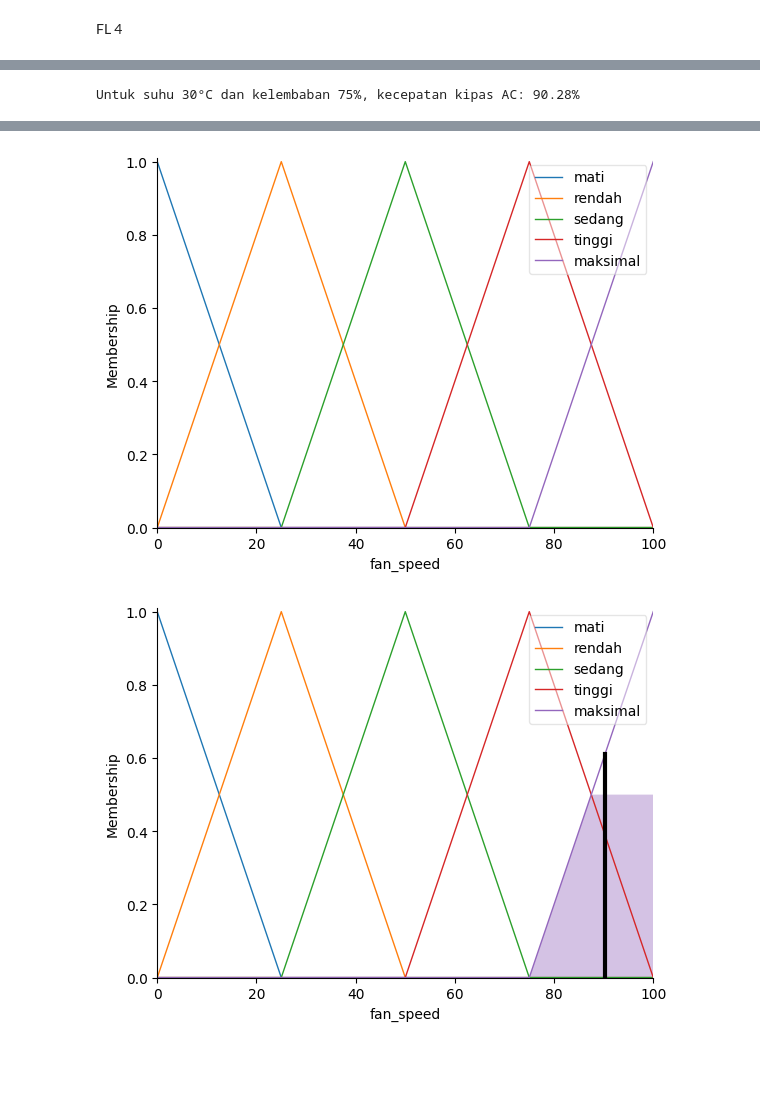
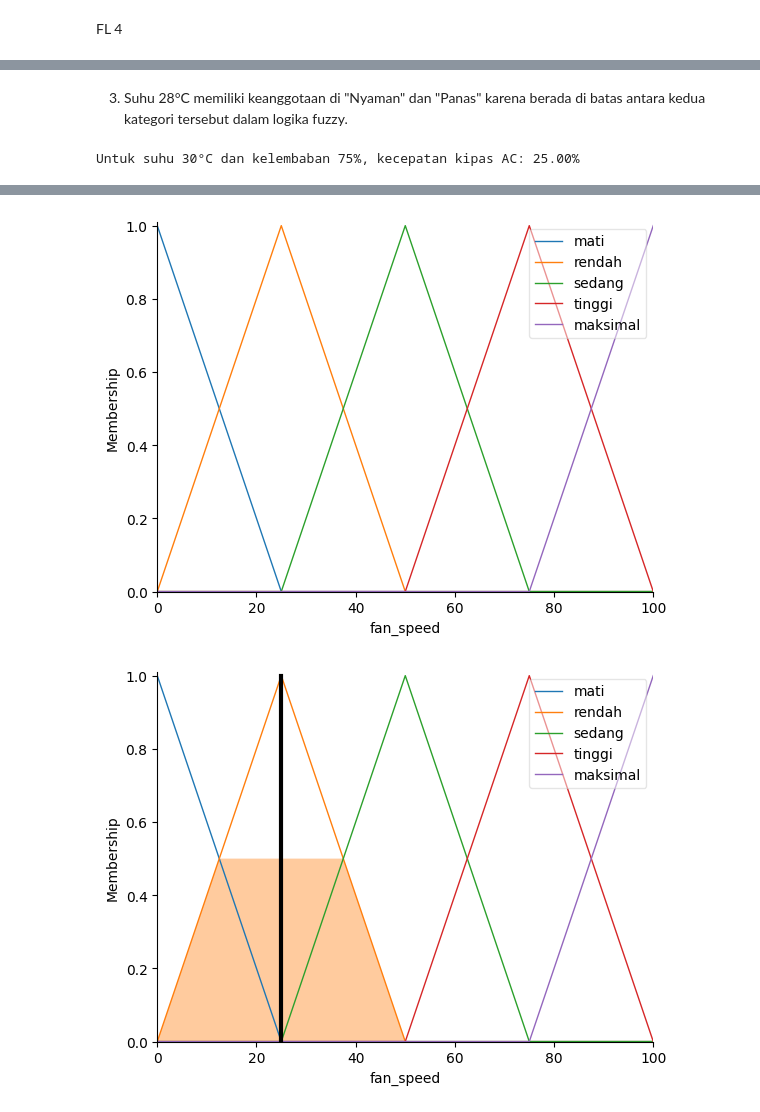
Before and after one commit to dxzwhite10/Jujun-Munawar_2306148_P7, a Jupyter notebook: Praktikum_7.ipynb, the cells around one changed output, grey strips where cells are left out. Drawn from its saved outputs; the diff is of its cells as text; code cells hidden in the pictures; blank space fills up the shorter version.

```diff
--- a/Praktikum_7.ipynb
+++ b/Praktikum_7.ipynb
@@ -321,3 +347,5 @@ FL 4
+# %% [markdown]
+3. Suhu 28°C memiliki keanggotaan di "Nyaman" dan "Panas" karena berada di batas antara kedua kategori tersebut dalam logika fuzzy.
 # %%
 import numpy as np
 import skfuzzy as fuzz
@@ -326,7 +354,7 @@ import matplotlib.pyplot as plt
 
 # Variabel input
 temperature = ctrl.Antecedent(np.arange(15, 41, 1), 'temperature')
-humidity = ctrl.Antecedent(np.arange(20, 101, 1), 'humidity')
+kelembaban = ctrl.Antecedent(np.arange(20, 101, 1), 'kelembaban')
 
 # Variabel output
 fan_speed = ctrl.Consequent(np.arange(0, 101, 1), 'fan_speed')
@@ -336,10 +364,10 @@ temperature['dingin'] = fuzz.trapmf(temperature.universe, [15, 15, 20, 24])
 temperature['nyaman'] = fuzz.trimf(temperature.universe, [22, 26, 30])
 temperature['panas'] = fuzz.trapmf(temperature.universe, [28, 32, 40, 40])
 
-# Fungsi keanggotaan untuk humidity
-humidity['kering'] = fuzz.trapmf(humidity.universe, [20, 20, 30, 45])
-humidity['normal'] = fuzz.trimf(humidity.universe, [35, 50, 65])
-humidity['lembab'] = fuzz.trapmf(humidity.universe, [55, 70, 100, 100])
+# Fungsi keanggotaan untuk kelembaban
+kelembaban['kering'] = fuzz.trapmf(kelembaban.universe, [20, 20, 30, 45])
+kelembaban['normal'] = fuzz.trimf(kelembaban.universe, [35, 50, 65])
+kelembaban['lembab'] = fuzz.trapmf(kelembaban.universe, [55, 70, 100, 100])
 
 # Fungsi keanggotaan untuk fan_speed
 fan_speed['mati'] = fuzz.trimf(fan_speed.universe, [0, 0, 25])
@@ -350,28 +378,35 @@ fan_speed['maksimal'] = fuzz.trimf(fan_speed.universe, [75, 100, 100])
 
 # Visualisasi fungsi keanggotaan
 temperature.view()
-humidity.view()
+kelembaban.view()
 fan_speed.view()
 
 # Aturan fuzzy
-rule1 = ctrl.Rule(temperature['dingin'] & humidity['kering'], fan_speed['mati'])
-rule2 = ctrl.Rule(temperature['dingin'] & humidity['normal'], fan_speed['rendah'])
-rule3 = ctrl.Rule(temperature['dingin'] & humidity['lembab'], fan_speed['rendah'])
+rule1 = ctrl.Rule(temperature['dingin'] & kelembaban['kering'], fan_speed['mati'])
+rule2 = ctrl.Rule(temperature['dingin'] & kelembaban['normal'], fan_speed['rendah'])
+rule3 = ctrl.Rule(temperature['dingin'] & kelembaban['lembab'], fan_speed['rendah'])
 
-rule4 = ctrl.Rule(temperature['nyaman'] & humidity['kering'], fan_speed['rendah'])
-rule5 = ctrl.Rule(temperature['nyaman'] & humidity['normal'], fan_speed['sedang'])
-rule6 = ctrl.Rule(temperature['nyaman'] & humidity['lembab'], fan_speed['tinggi'])
+rule4 = ctrl.Rule(temperature['nyaman'] & kelembaban['kering'], fan_speed['rendah'])
+rule5 = ctrl.Rule(temperature['nyaman'] & kelembaban['normal'], fan_speed['sedang'])
+rule6 = ctrl.Rule(temperature['nyaman'] & kelembaban['lembab'], fan_speed['tinggi'])
 
-rule7 = ctrl.Rule(temperature['panas'] & humidity['kering'], fan_speed['sedang'])
-rule8 = ctrl.Rule(temperature['panas'] & humidity['normal'], fan_speed['tinggi'])
-rule9 = ctrl.Rule(temperature['panas'] & humidity['lembab'], fan_speed['maksimal'])
+rule7 = ctrl.Rule(temperature['panas'] & kelembaban['kering'], fan_speed['sedang'])
+rule8 = ctrl.Rule(temperature['panas'] & kelembaban['normal'], fan_speed['tinggi'])
+rule9 = ctrl.Rule(temperature['panas'] & kelembaban['lembab'], fan_speed['maksimal'])
+
+# Aturan tambahan
+rule10 = ctrl.Rule(temperature['nyaman'] & kelembaban['kering'], fan_speed['rendah'])
+rule11 = ctrl.Rule(temperature['dingin'] & kelembaban['normal'], fan_speed['rendah'])
+rule12 = ctrl.Rule(temperature['nyaman'] & kelembaban['kering'], fan_speed['sedang'])
+
 # Membuat sistem kontrol fuzzy
-ac_ctrl = ctrl.ControlSystem([rule1, rule2, rule3, rule4, rule5, rule6, rule7, rule8, rule9])
+ac_ctrl = ctrl.ControlSystem([rule1, rule2, rule3, rule4, rule5, rule6,
+                               rule7, rule8, rule9, rule10, rule11])
 ac = ctrl.ControlSystemSimulation(ac_ctrl)
 
 # Memberikan nilai input
-ac.input['temperature'] = 30
-ac.input['humidity'] = 75
+ac.input['temperature'] = 22
+ac.input['kelembaban'] = 75
 
 # Menghitung hasil keluaran
 ac.compute()
@@ -381,5 +416,5 @@ print(f"Untuk suhu 30°C dan kelembaban 75%, kecepatan kipas AC: {ac.output['fan
 fan_speed.view(sim=ac)
 plt.show()
 # %% [output]
-Untuk suhu 30°C dan kelembaban 75%, kecepatan kipas AC: 90.28%
+Untuk suhu 30°C dan kelembaban 75%, kecepatan kipas AC: 25.00%
 [figure]
@@ -387,2 +422,2 @@ Untuk suhu 30°C dan kelembaban 75%, kecepatan kipas AC: 90.28%
 [figure]
-[figure, old version]
+[figure, new version]
```
Also changed, not shown: parts of 5 cells of this notebook.
